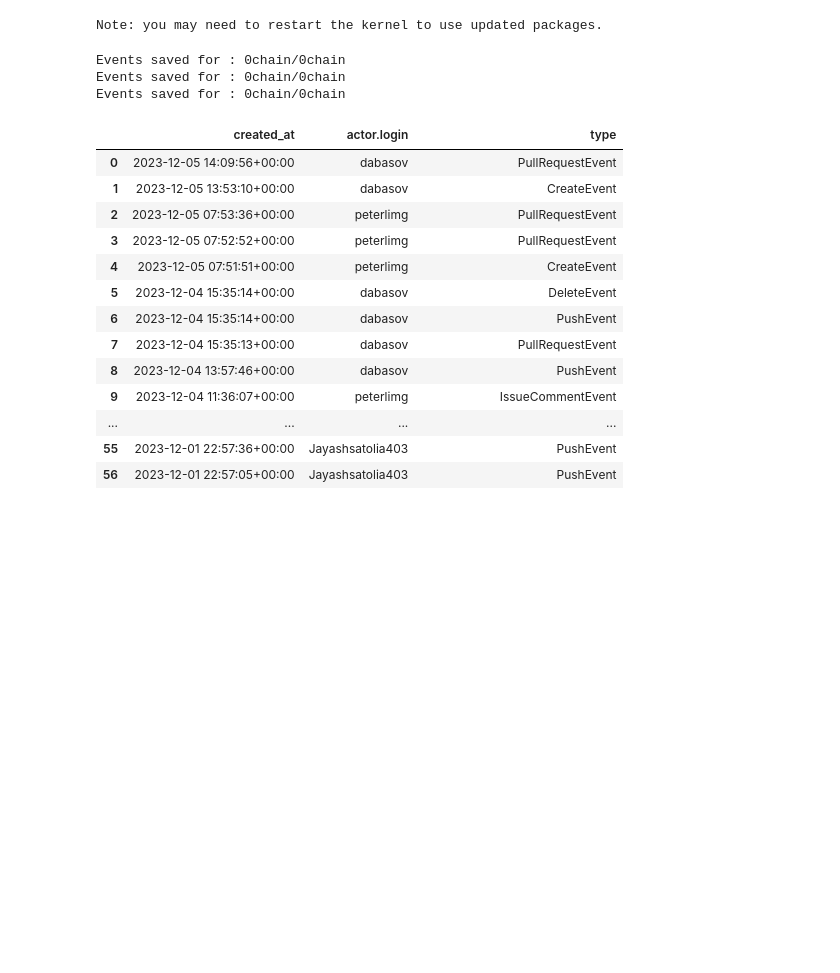
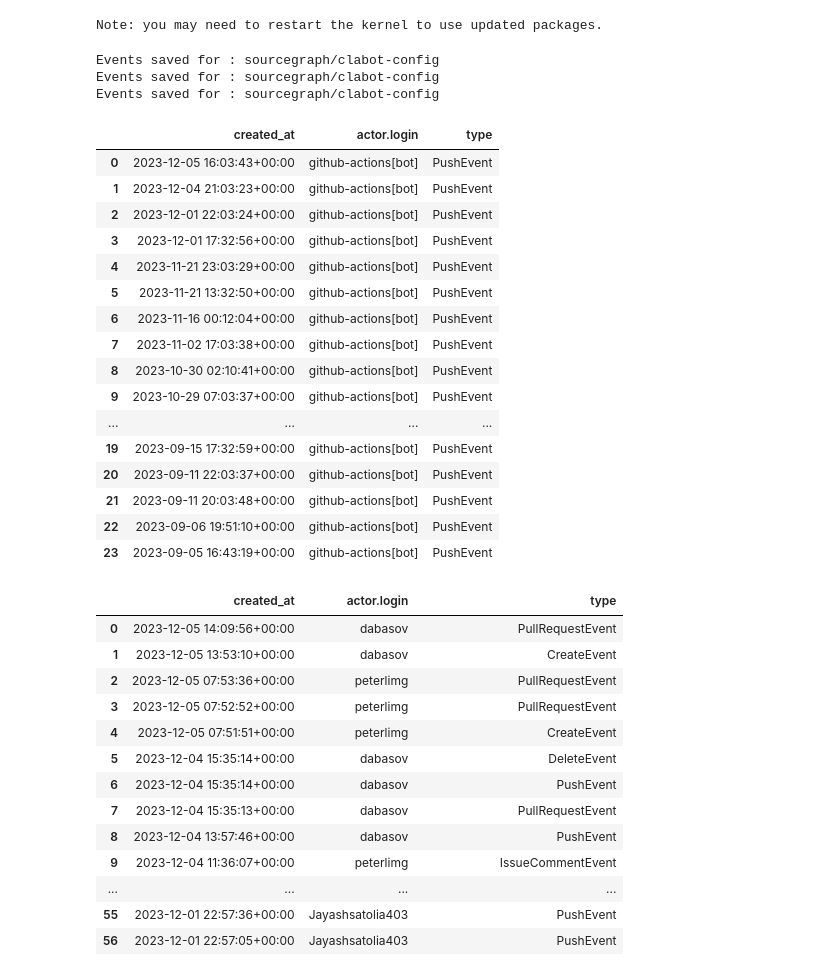
Before and after one commit to uhourri/GH-Bots-API, a Jupyter notebook: code/Events extraction using ARIMA.ipynb, the cells around one changed output. Cells and saved outputs as stored; diff of their text form; code cells hidden in the pictures; blank space fills up the shorter version.

```diff
--- a/code/Events extraction using ARIMA.ipynb
+++ b/code/Events extraction using ARIMA.ipynb
@@ -40,17 +40,37 @@ def get_repo_events(owner, repo):
         return events
     except Exception as e:
         print(f"An error occurred: {str(e)}, {owner/repo}")
-# %%
-events = get_repo_events('0chain','0chain')
-# %% [output]
-Events saved for : 0chain/0chain
-Events saved for : 0chain/0chain
-Events saved for : 0chain/0chain
+# %%
+events = get_repo_events('sourcegraph','clabot-config')
+# %% [output]
+Events saved for : sourcegraph/clabot-config
+Events saved for : sourcegraph/clabot-config
+Events saved for : sourcegraph/clabot-config
 # %%
 df = pd.json_normalize(events)
 # df = df[['id','created_at','actor.login','repo.name','type','payload.action','payload.ref_type']]
 df = df[['created_at','actor.login','type']]
 df['created_at'] = pd.to_datetime(df['created_at'])
+# %%
+df.tail(60)
+# %% [output]
+|  | created_at | actor.login | type |
+| 0 | 2023-12-05 16:03:43+00:00 | github-actions[bot] | PushEvent |
+| 1 | 2023-12-04 21:03:23+00:00 | github-actions[bot] | PushEvent |
+| 2 | 2023-12-01 22:03:24+00:00 | github-actions[bot] | PushEvent |
+| 3 | 2023-12-01 17:32:56+00:00 | github-actions[bot] | PushEvent |
+| 4 | 2023-11-21 23:03:29+00:00 | github-actions[bot] | PushEvent |
+| 5 | 2023-11-21 13:32:50+00:00 | github-actions[bot] | PushEvent |
+| 6 | 2023-11-16 00:12:04+00:00 | github-actions[bot] | PushEvent |
+| 7 | 2023-11-02 17:03:38+00:00 | github-actions[bot] | PushEvent |
+| 8 | 2023-10-30 02:10:41+00:00 | github-actions[bot] | PushEvent |
+| 9 | 2023-10-29 07:03:37+00:00 | github-actions[bot] | PushEvent |
+| ... | ... | ... | ... |
+| 19 | 2023-09-15 17:32:59+00:00 | github-actions[bot] | PushEvent |
+| 20 | 2023-09-11 22:03:37+00:00 | github-actions[bot] | PushEvent |
+| 21 | 2023-09-11 20:03:48+00:00 | github-actions[bot] | PushEvent |
+| 22 | 2023-09-06 19:51:10+00:00 | github-actions[bot] | PushEvent |
+| 23 | 2023-09-05 16:43:19+00:00 | github-actions[bot] | PushEvent |
 # %%
 df.head(60)
 # %% [output]
```
